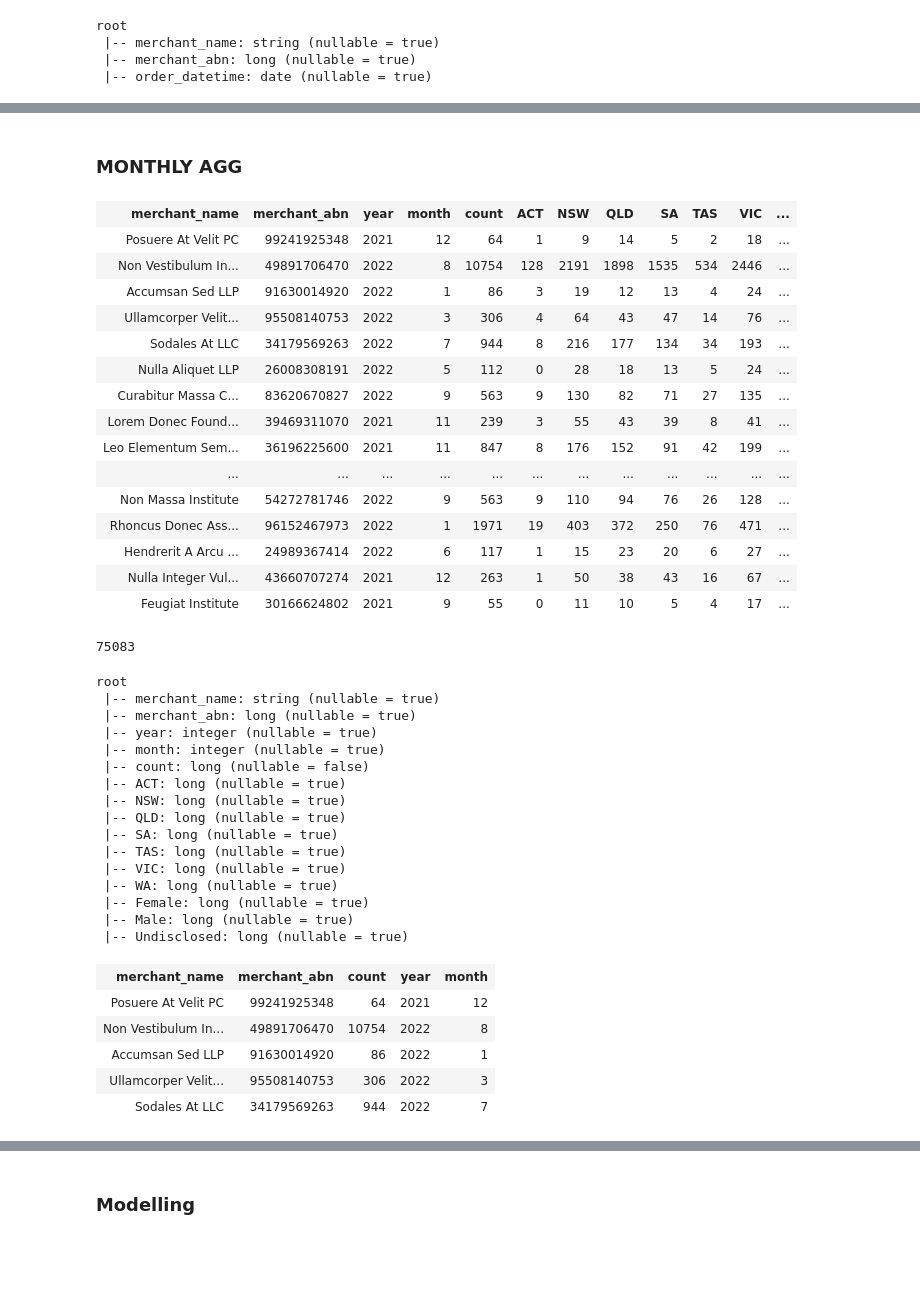
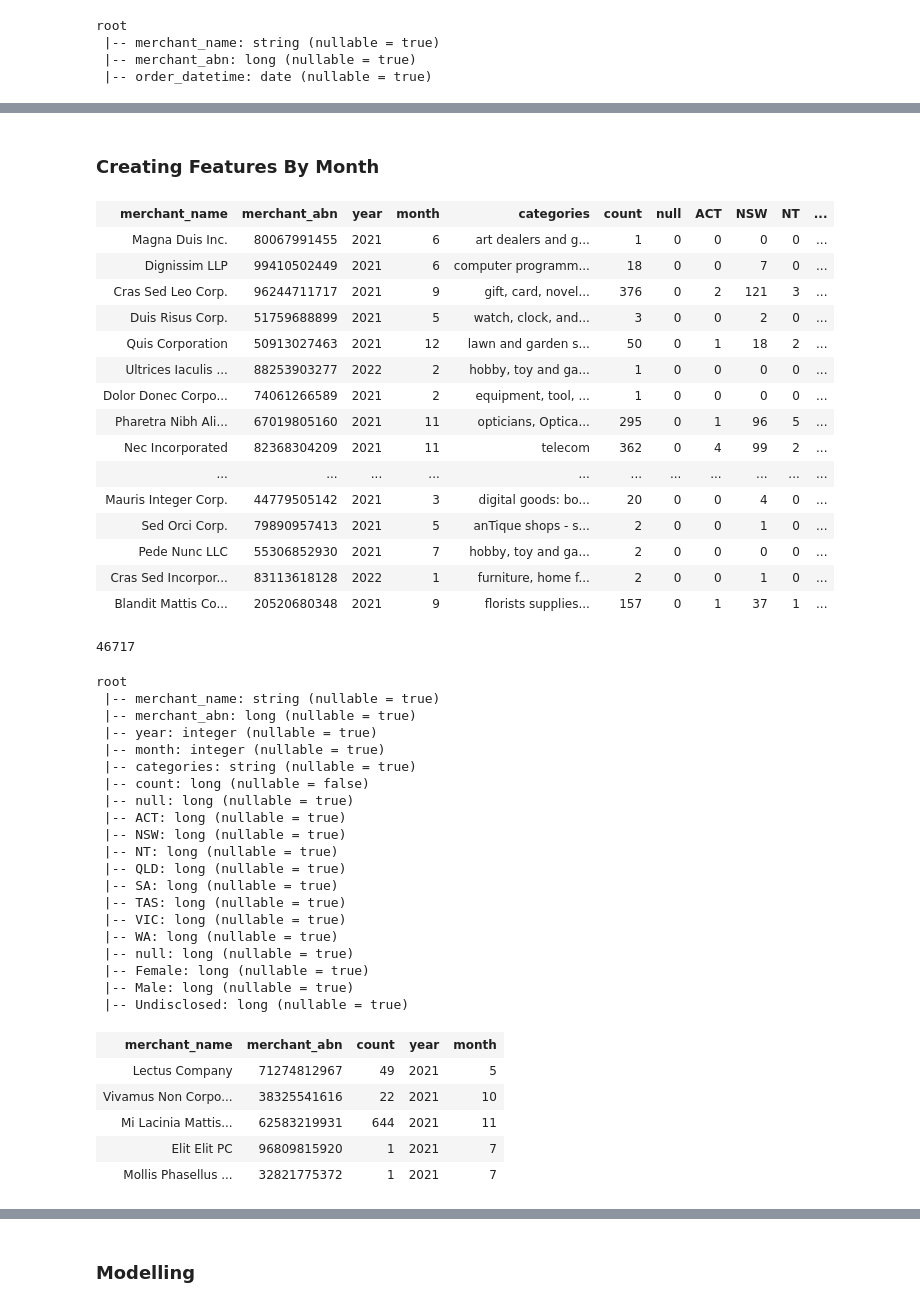
Before and after one commit to MAST30034-Applied-Data-Science/generic-buy-now-pay-later-project-group-10-bnpl, a Jupyter notebook: models/Number_customers_model.ipynb, the cells around one changed output, grey strips where cells are left out. Saved outputs shown, nothing was run; the diff lists cells and outputs as text; code cells hidden in the pictures; blank space fills up the shorter version.

```diff
--- a/models/Number_customers_model.ipynb
+++ b/models/Number_customers_model.ipynb
@@ -90,59 +93,61 @@ agg.limit(5)
 # %% [markdown]
-### MONTHLY AGG
+### Creating Features By Month
 # %%
 from pyspark.sql.functions import year, month
 
 data_month = data.withColumn('year',year(data.order_datetime))
 data_month = data_month.withColumn('month',month(data_month.order_datetime))
 data_month.limit(5)
 
-states_month = data_month.groupBy("merchant_name", "merchant_abn", "year", "month").pivot('state').count().fillna(0)
-total_count_month = data_month.groupBy("merchant_name", "merchant_abn", "year", "month").count()
-genders_month = data_month.groupBy("merchant_name", "merchant_abn", "year", "month").pivot('gender').count().fillna(0)
+states_month = data_month.groupBy("merchant_name", "merchant_abn", "year", "month", "categories").pivot('state').count().fillna(0)
+total_count_month = data_month.groupBy("merchant_name", "merchant_abn", "year", "month", "categories").count()
+genders_month = data_month.groupBy("merchant_name", "merchant_abn", "year", "month", "categories").pivot('gender').count().fillna(0)
 
 states_month = states_month.withColumnRenamed("merchant_name", "merchant_name_st") \
     .withColumnRenamed("merchant_abn", 'merchant_abn_st') \
     .withColumnRenamed("year", 'year_st') \
-    .withColumnRenamed("month", 'month_st')
+    .withColumnRenamed("month", 'month_st') \
+    .withColumnRenamed("categories", "categories_st")
 genders_month = genders_month.withColumnRenamed("merchant_name", "merchant_name_g") \
     .withColumnRenamed("merchant_abn", 'merchant_abn_g') \
     .withColumnRenamed("year", 'year_g') \
-    .withColumnRenamed("month", 'month_g')
+    .withColumnRenamed("month", 'month_g') \
+    .withColumnRenamed("categories", "categories_g")
 
 joined_month = total_count_month.join(states_month,(total_count_month["merchant_name"] == states_month["merchant_name_st"]) & \
                  (total_count_month["merchant_abn"] == states_month["merchant_abn_st"]) & \
                  (total_count_month["year"] == states_month["year_st"]) & \
                  (total_count_month["month"] == states_month["month_st"]))\
     .join(genders_month,(total_count_month["merchant_name"] == genders_month["merchant_name_g"]) & \
                  (total_count_month["merchant_abn"] == genders_month["merchant_abn_g"]) & \
                  (total_count_month["year"] == genders_month["year_g"]) & \
                  (total_count_month["month"] == genders_month["month_g"]))
 
-agg_month = joined_month.drop("merchant_name_st", "merchant_abn_st", "year_st", "month_st",
-                  "merchant_name_g", "merchant_abn_g", "year_g", "month_g")
+agg_month = joined_month.drop("merchant_name_st", "merchant_abn_st", "year_st", "month_st", "categories_st",
+                  "merchant_name_g", "merchant_abn_g", "year_g", "month_g", "categories_g")
 
 agg_month.limit(20)
 # %% [output]
-| merchant_name | merchant_abn | year | month | count | ACT | NSW | QLD | SA | TAS | VIC | ... |
-| Posuere At Velit PC | 99241925348 | 2021 | 12 | 64 | 1 | 9 | 14 | 5 | 2 | 18 | ... |
-| Non Vestibulum In... | 49891706470 | 2022 | 8 | 10754 | 128 | 2191 | 1898 | 1535 | 534 | 2446 | ... |
-| Accumsan Sed LLP | 91630014920 | 2022 | 1 | 86 | 3 | 19 | 12 | 13 | 4 | 24 | ... |
-| Ullamcorper Velit... | 95508140753 | 2022 | 3 | 306 | 4 | 64 | 43 | 47 | 14 | 76 | ... |
-| Sodales At LLC | 34179569263 | 2022 | 7 | 944 | 8 | 216 | 177 | 134 | 34 | 193 | ... |
-| Nulla Aliquet LLP | 26008308191 | 2022 | 5 | 112 | 0 | 28 | 18 | 13 | 5 | 24 | ... |
-| Curabitur Massa C... | 83620670827 | 2022 | 9 | 563 | 9 | 130 | 82 | 71 | 27 | 135 | ... |
-| Lorem Donec Found... | 39469311070 | 2021 | 11 | 239 | 3 | 55 | 43 | 39 | 8 | 41 | ... |
-| Leo Elementum Sem... | 36196225600 | 2021 | 11 | 847 | 8 | 176 | 152 | 91 | 42 | 199 | ... |
-| ... | ... | ... | ... | ... | ... | ... | ... | ... | ... | ... | ... |
-| Non Massa Institute | 54272781746 | 2022 | 9 | 563 | 9 | 110 | 94 | 76 | 26 | 128 | ... |
-| Rhoncus Donec Ass... | 96152467973 | 2022 | 1 | 1971 | 19 | 403 | 372 | 250 | 76 | 471 | ... |
-| Hendrerit A Arcu ... | 24989367414 | 2022 | 6 | 117 | 1 | 15 | 23 | 20 | 6 | 27 | ... |
-| Nulla Integer Vul... | 43660707274 | 2021 | 12 | 263 | 1 | 50 | 38 | 43 | 16 | 67 | ... |
-| Feugiat Institute | 30166624802 | 2021 | 9 | 55 | 0 | 11 | 10 | 5 | 4 | 17 | ... |
+| merchant_name | merchant_abn | year | month | categories | count | null | ACT | NSW | NT | ... |
+| Magna Duis Inc. | 80067991455 | 2021 | 6 | art dealers and g... | 1 | 0 | 0 | 0 | 0 | ... |
+| Dignissim LLP | 99410502449 | 2021 | 6 | computer programm... | 18 | 0 | 0 | 7 | 0 | ... |
+| Cras Sed Leo Corp. | 96244711717 | 2021 | 9 | gift, card, novel... | 376 | 0 | 2 | 121 | 3 | ... |
+| Duis Risus Corp. | 51759688899 | 2021 | 5 | watch, clock, and... | 3 | 0 | 0 | 2 | 0 | ... |
+| Quis Corporation | 50913027463 | 2021 | 12 | lawn and garden s... | 50 | 0 | 1 | 18 | 2 | ... |
+| Ultrices Iaculis ... | 88253903277 | 2022 | 2 | hobby, toy and ga... | 1 | 0 | 0 | 0 | 0 | ... |
+| Dolor Donec Corpo... | 74061266589 | 2021 | 2 | equipment, tool, ... | 1 | 0 | 0 | 0 | 0 | ... |
+| Pharetra Nibh Ali... | 67019805160 | 2021 | 11 | opticians, Optica... | 295 | 0 | 1 | 96 | 5 | ... |
+| Nec Incorporated | 82368304209 | 2021 | 11 | telecom | 362 | 0 | 4 | 99 | 2 | ... |
+| ... | ... | ... | ... | ... | ... | ... | ... | ... | ... | ... |
+| Mauris Integer Corp. | 44779505142 | 2021 | 3 | digital goods: bo... | 20 | 0 | 0 | 4 | 0 | ... |
+| Sed Orci Corp. | 79890957413 | 2021 | 5 | anTique shops - s... | 2 | 0 | 0 | 1 | 0 | ... |
+| Pede Nunc LLC | 55306852930 | 2021 | 7 | hobby, toy and ga... | 2 | 0 | 0 | 0 | 0 | ... |
+| Cras Sed Incorpor... | 83113618128 | 2022 | 1 | furniture, home f... | 2 | 0 | 0 | 1 | 0 | ... |
+| Blandit Mattis Co... | 20520680348 | 2021 | 9 | florists supplies... | 157 | 0 | 1 | 37 | 1 | ... |
 # %%
 agg_month.count()
 # %% [output]
-75083
+46717
 # %%
 agg_month.printSchema()
 # %% [output]
@@ -151,14 +156,18 @@ root
  |-- merchant_abn: long (nullable = true)
  |-- year: integer (nullable = true)
  |-- month: integer (nullable = true)
+ |-- categories: string (nullable = true)
  |-- count: long (nullable = false)
+ |-- null: long (nullable = true)
  |-- ACT: long (nullable = true)
  |-- NSW: long (nullable = true)
+ |-- NT: long (nullable = true)
  |-- QLD: long (nullable = true)
  |-- SA: long (nullable = true)
  |-- TAS: long (nullable = true)
  |-- VIC: long (nullable = true)
  |-- WA: long (nullable = true)
+ |-- null: long (nullable = true)
  |-- Female: long (nullable = true)
  |-- Male: long (nullable = true)
  |-- Undisclosed: long (nullable = true)
@@ -167,8 +176,8 @@ agg_projection = agg_month.select("merchant_name", "merchant_abn", "count", "yea
 agg_projection.limit(5)
 # %% [output]
 | merchant_name | merchant_abn | count | year | month |
-| Posuere At Velit PC | 99241925348 | 64 | 2021 | 12 |
-| Non Vestibulum In... | 49891706470 | 10754 | 2022 | 8 |
-| Accumsan Sed LLP | 91630014920 | 86 | 2022 | 1 |
-| Ullamcorper Velit... | 95508140753 | 306 | 2022 | 3 |
-| Sodales At LLC | 34179569263 | 944 | 2022 | 7 |
+| Lectus Company | 71274812967 | 49 | 2021 | 5 |
+| Vivamus Non Corpo... | 38325541616 | 22 | 2021 | 10 |
+| Mi Lacinia Mattis... | 62583219931 | 644 | 2021 | 11 |
+| Elit Elit PC | 96809815920 | 1 | 2021 | 7 |
+| Mollis Phasellus ... | 32821775372 | 1 | 2021 | 7 |
```
Also changed, not shown: parts of 36 cells of this notebook.
